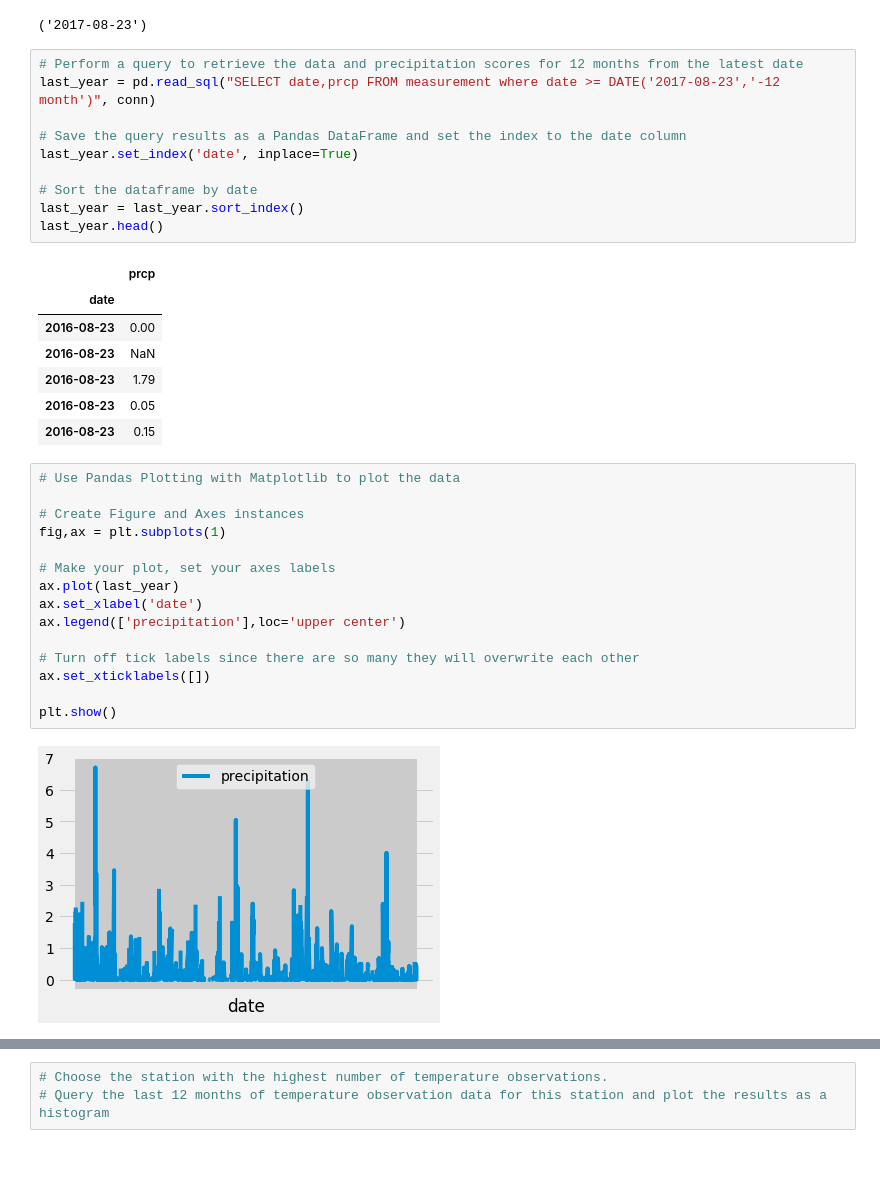
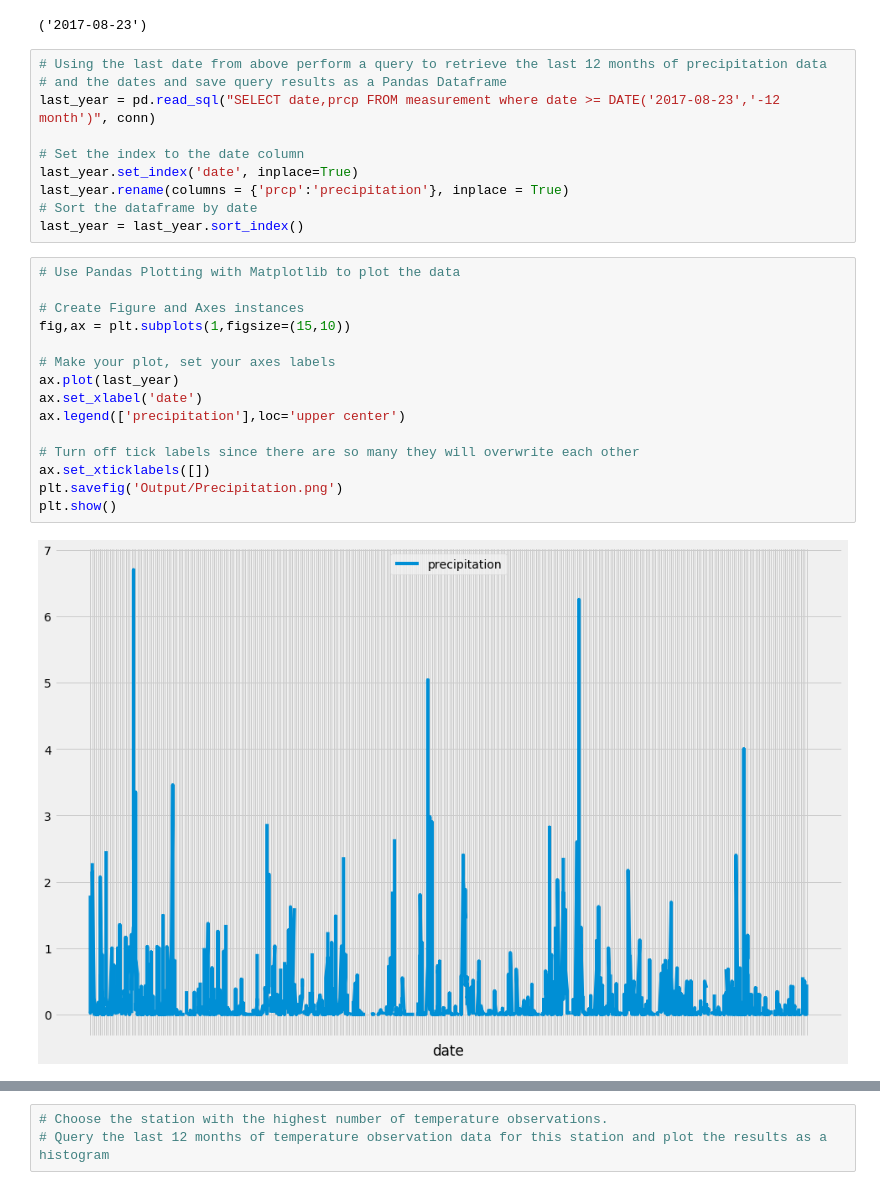
Before and after one commit to kipmadden/sqlalchemy-challenge, a Jupyter notebook: climate_starter.ipynb, the cells around one changed output, grey strips where cells are left out. Cells and saved outputs as stored; diff of their text form; blank space fills up the shorter version.

```diff
--- a/climate_starter.ipynb
+++ b/climate_starter.ipynb
@@ -74,37 +75,29 @@ last_date
 # %% [output]
 ('2017-08-23')
 # %%
-# Perform a query to retrieve the data and precipitation scores for 12 months from the latest date
+# Using the last date from above perform a query to retrieve the last 12 months of precipitation data
+# and the dates and save query results as a Pandas Dataframe
 last_year = pd.read_sql("SELECT date,prcp FROM measurement where date >= DATE('2017-08-23','-12 month')", conn)
 
-# Save the query results as a Pandas DataFrame and set the index to the date column
+# Set the index to the date column
 last_year.set_index('date', inplace=True)
-
+last_year.rename(columns = {'prcp':'precipitation'}, inplace = True)
 # Sort the dataframe by date
 last_year = last_year.sort_index()
-last_year.head()
-# %% [output]
-|  | prcp |
-| date |  |
-| 2016-08-23 | 0.00 |
-| 2016-08-23 | NaN |
-| 2016-08-23 | 1.79 |
-| 2016-08-23 | 0.05 |
-| 2016-08-23 | 0.15 |
 # %%
 # Use Pandas Plotting with Matplotlib to plot the data
 
 # Create Figure and Axes instances
-fig,ax = plt.subplots(1)
+fig,ax = plt.subplots(1,figsize=(15,10))
 
 # Make your plot, set your axes labels
 ax.plot(last_year)
 ax.set_xlabel('date')
 ax.legend(['precipitation'],loc='upper center')
 
 # Turn off tick labels since there are so many they will overwrite each other
 ax.set_xticklabels([])
-
+plt.savefig('Output/Precipitation.png')
 plt.show()
 # %% [output]
-[figure, old version]
+[figure, new version]
```
Also changed, not shown: parts of 9 cells of this notebook, 1 other file.
